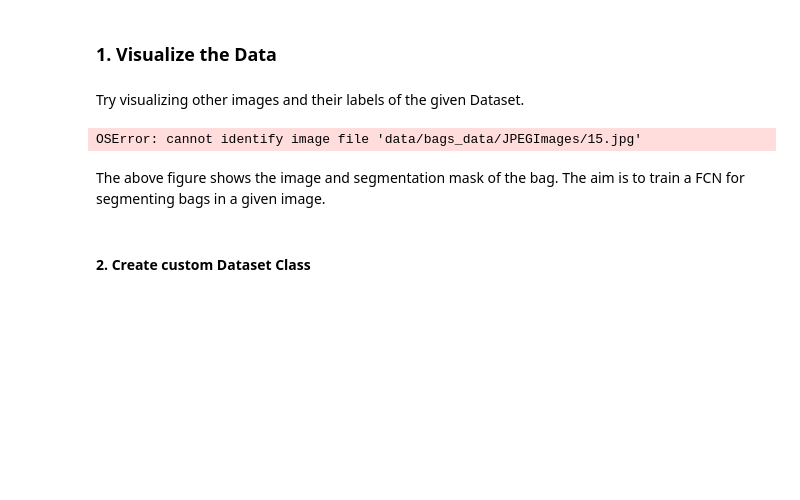
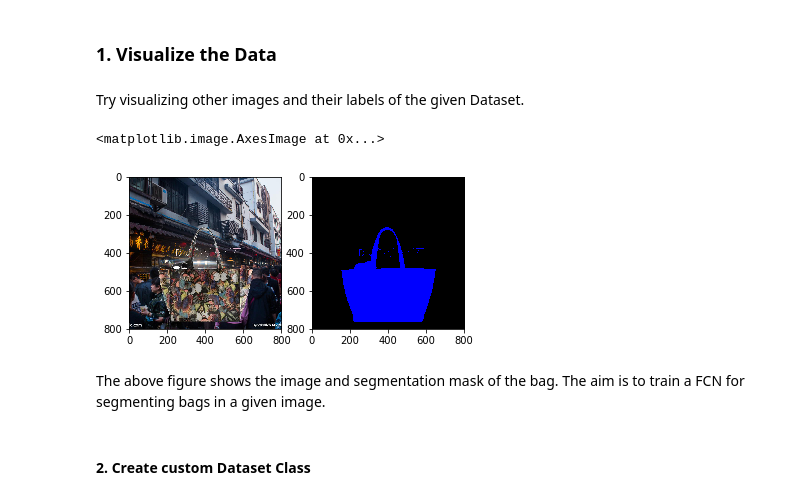
Before and after one commit to luciaeveberger/vdl_assignment3, a Jupyter notebook: assignment3_1_semantic_segmentation.ipynb, the cells around one changed output. Drawn from its saved outputs; the diff is of its cells as text; code cells hidden in the pictures; blank space fills up the shorter version.

```diff
--- a/assignment3_1_semantic_segmentation.ipynb
+++ b/assignment3_1_semantic_segmentation.ipynb
@@ -71,14 +72,15 @@ train.txt  val.txt
 Try visualizing other images and their labels of the given Dataset.
 # %%
 # visualizing an image in the dataset
-image = PIL.Image.open('data/bags_data/JPEGImages/15.jpg')
-label = PIL.Image.open('data/bags_data/segmentation_mask/15.png')
+image = PIL.Image.open('data/bags_data/JPEGImages/13.jpg')
+label = PIL.Image.open('data/bags_data/segmentation_mask/13.png')
 
 f, axarr = plt.subplots(1,2)
 axarr[0].imshow(image)
 axarr[1].imshow(label)
 # %% [output]
-OSError: cannot identify image file 'data/bags_data/JPEGImages/15.jpg'
+<matplotlib.image.AxesImage at 0x...>
+[figure, added]
 # %% [markdown]
 The above figure shows the image and segmentation mask of the bag. The aim is to train a FCN for segmenting bags in a given image.
 # %% [markdown]
```
Also changed, not shown: parts of 5 cells of this notebook.
